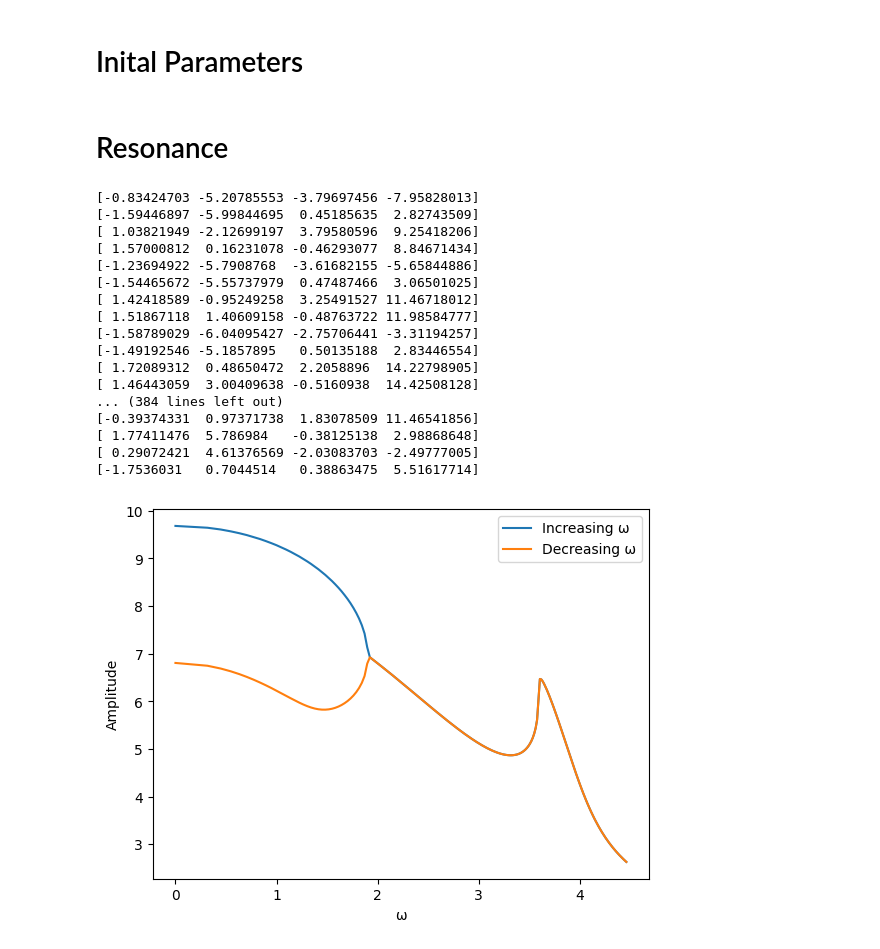
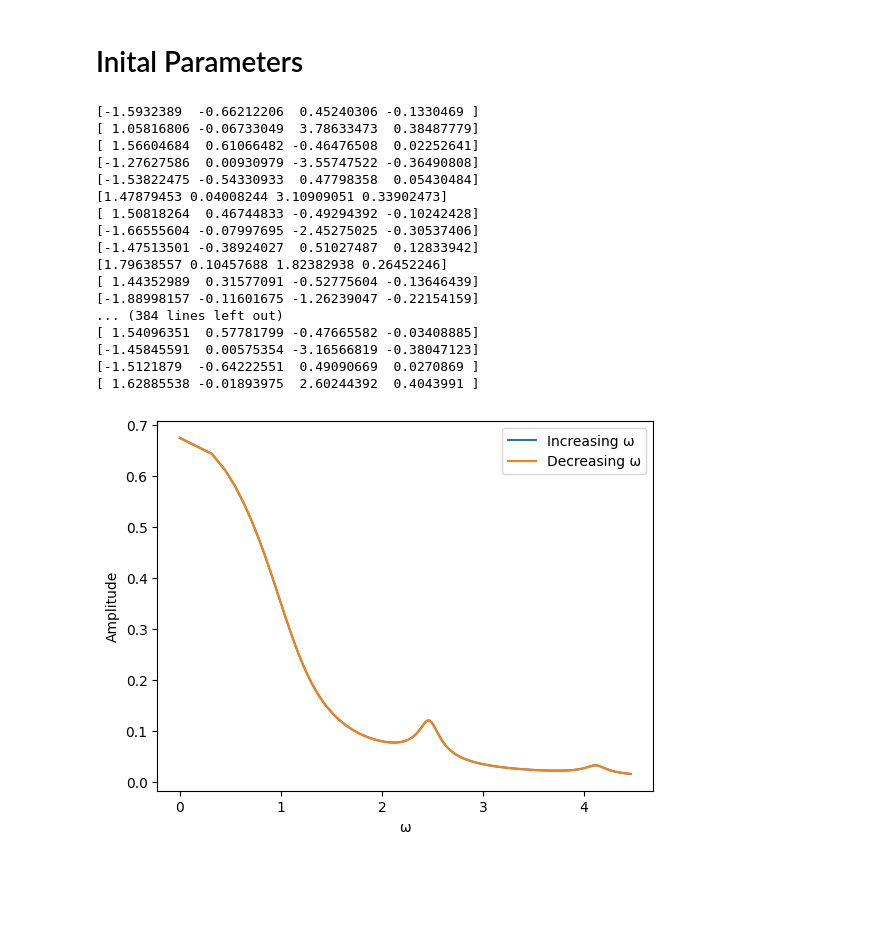
Before and after one commit to huyenanh-nguyen/daniel_model, a Jupyter notebook: ODE/hysterese.ipynb, the cells around one changed output. Drawn from its saved outputs; the diff is of its cells as text; code cells hidden in the pictures; blank space fills up the shorter version.

```diff
--- a/ODE/hysterese.ipynb
+++ b/ODE/hysterese.ipynb
@@ -18,6 +18,6 @@ keep = int(t_last / t_step)
 k = 0.1
 gamma = 0.2
 mu = 2
-beta = 0.2
+beta = 3
 alpha_up = np.arange(0,20, 0.1)
 alpha_down = alpha_up[::-1]
@@ -37,24 +25,3 @@ def compute_amplitude(sol, keep):
 def compute_amplitude(par, t, keep, k, mu, gamma, alpha, beta):
     amp = np.mean(OnesidedCoupling(par, t, keep, k, mu, gamma, alpha, beta).find_peaks_max()[1][1]['peak_heights'][-6:])
     return amp
-# %%
-par0 = 1, 0.5, 0.5, 1
-amplitudes_up = []
-amplitudes_down = []
-
-
-
-state = par0
-for alpha in alpha_up:
-    sol = OnesidedCoupling(state, t, keep, k, gamma, mu, beta,alpha).duffvdpsolver()
-    state = sol[-1]
-    amp = compute_amplitude(sol, keep)
-    amplitudes_up.append(amp)
-
-
-state = sol[-1]
-for alpha in alpha_down:
-    sol = OnesidedCoupling(state, t, keep, k, gamma, mu, beta,alpha).duffvdpsolver()
-    state = sol[-1]
-    amp = compute_amplitude(sol, keep)
-    amplitudes_down.append(amp)
@@ -74,22 +28,5 @@ for i in range(6):
-# %% [markdown]
-# Resonance
-# %%
-amplitudes_up = []
-state = 1,1,1,1
-for alpha in alpha_up:
-    sol = OnesidedCoupling(state, t, keep, k, gamma, mu, beta,alpha).duffvdpsolver()
-    print(alpha, state)
-    amp = compute_amplitude(sol, keep)
-    amplitudes_up.append(amp)
-
-plt.plot(np.sqrt(alpha_up), amplitudes_up)
-
-plt.xlabel("alpha")
-plt.ylabel("Amplitude")
-plt.legend()
-plt.show()
 # %%
-par0 = 1, 0.5, 0.5, 1
+par0 = -0.83424703, -5.20785553, -3.79697456, -7.95828013
 amplitudes_up = []
 amplitudes_down = []
 
@@ -107,30 +44,30 @@ for j in alpha_down:
     print(par0)
     amplitudes_down.append(compute_amplitude(par0, t, keep, k, mu, gamma, j, beta))
 # %% [output]
-[-0.83424703 -5.20785553 -3.79697456 -7.95828013]
-[-1.59446897 -5.99844695  0.45185635  2.82743509]
-[ 1.03821949 -2.12699197  3.79580596  9.25418206]
-[ 1.57000812  0.16231078 -0.46293077  8.84671434]
-[-1.23694922 -5.7908768  -3.61682155 -5.65844886]
-[-1.54465672 -5.55737979  0.47487466  3.06501025]
-[ 1.42418589 -0.95249258  3.25491527 11.46718012]
-[ 1.51867118  1.40609158 -0.48763722 11.98584777]
-[-1.58789029 -6.04095427 -2.75706441 -3.31194257]
-[-1.49192546 -5.1857895   0.50135188  2.83446554]
-[ 1.72089312  0.48650472  2.2058896  14.22798905]
-[ 1.46443059  3.00409638 -0.5160938  14.42508128]
+[-1.5932389  -0.66212206  0.45240306 -0.1330469 ]
+[ 1.05816806 -0.06733049  3.78633473  0.38487779]
+[ 1.56604684  0.61066482 -0.46476508  0.02252641]
+[-1.27627586  0.00930979 -3.55747522 -0.36490808]
+[-1.53822475 -0.54330933  0.47798358  0.05430484]
+[1.47879453 0.04008244 3.10909051 0.33902473]
+[ 1.50818264  0.46744833 -0.49294392 -0.10242428]
+[-1.66555604 -0.07997695 -2.45275025 -0.30537406]
+[-1.47513501 -0.38924027  0.51027487  0.12833942]
+[1.79638557 0.10457688 1.82382938 0.26452246]
+[ 1.44352989  0.31577091 -0.52775604 -0.13646439]
+[-1.88998157 -0.11601675 -1.26239047 -0.22154159]
 ... (384 lines left out)
-[-0.39374331  0.97371738  1.83078509 11.46541856]
-[ 1.77411476  5.786984   -0.38125138  2.98868648]
-[ 0.29072421  4.61376569 -2.03083703 -2.49777005]
-[-1.7536031   0.7044514   0.38863475  5.51617714]
+[ 1.54096351  0.57781799 -0.47665582 -0.03408885]
+[-1.45845591  0.00575354 -3.16566819 -0.38047123]
+[-1.5121879  -0.64222551  0.49090669  0.0270869 ]
+[ 1.62885538 -0.01893975  2.60244392  0.4043991 ]
 # %%
-omega = np.sqrt(alpha_up)
+
 plt.plot(np.sqrt(alpha_up), amplitudes_up, label="Increasing ω")
 plt.plot(np.sqrt(alpha_down), amplitudes_down, label="Decreasing ω")
 plt.xlabel("ω")
 plt.ylabel("Amplitude")
 plt.legend()
 plt.show()
 # %% [output]
-[figure, old version]
+[figure, new version]
```
Also changed, not shown: parts of 3 cells of this notebook, 4 other files.
